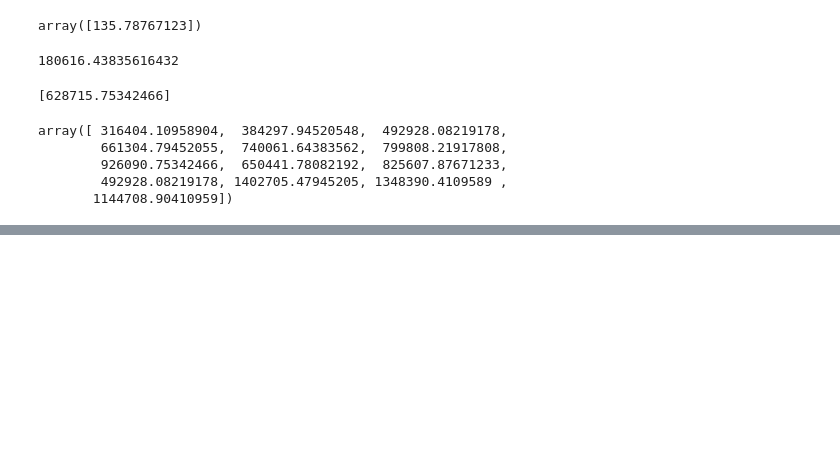
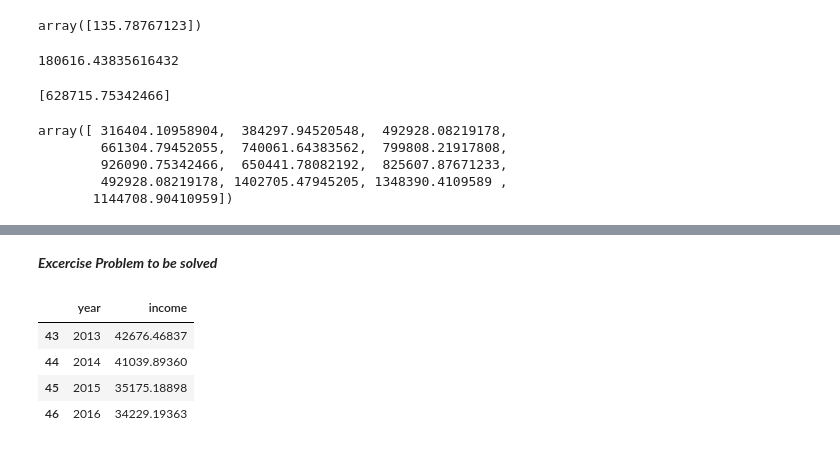
Before and after one commit to AftabUdaipurwala/HRAnalytics, a Jupyter notebook: Linear_Regression.ipynb, the cells around one changed output, grey strips where cells are left out. Saved outputs shown, nothing was run; the diff lists cells and outputs as text; code cells hidden in the pictures; blank space fills up the shorter version.

Commit message:
Updated Excercise given by CodeBasics

```diff
--- a/Linear_Regression.ipynb
+++ b/Linear_Regression.ipynb
@@ -121,0 +129,12 @@ print(df)
+# %% [markdown]
+***Excercise Problem to be solved***
+# %%
+df = pd.read_csv('/content/drive/MyDrive/py-master/ML/1_linear_reg/Exercise/canada_per_capita_income.csv')
+df.columns =['year','income']
+df.tail(4)
+# %% [output]
+|  | year | income |
+| 43 | 2013 | 42676.46837 |
+| 44 | 2014 | 41039.89360 |
+| 45 | 2015 | 35175.18898 |
+| 46 | 2016 | 34229.19363 |
```
Also changed, not shown: parts of 7 cells of this notebook.
